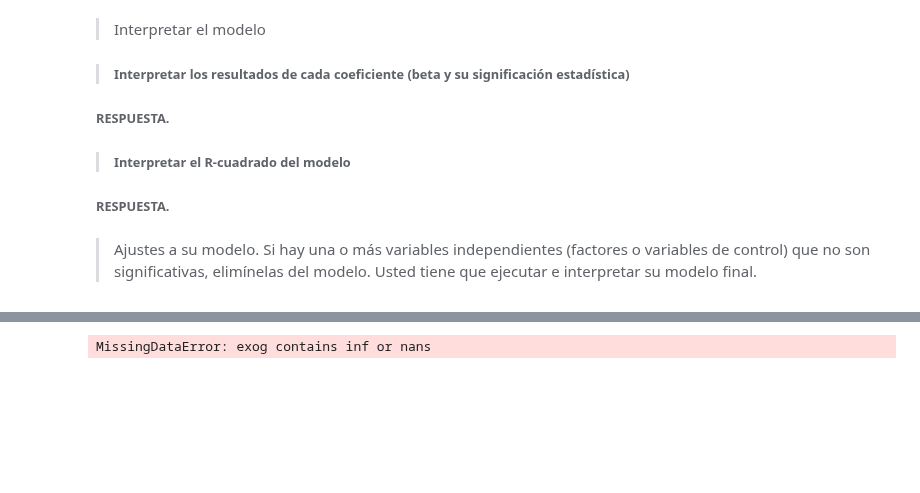
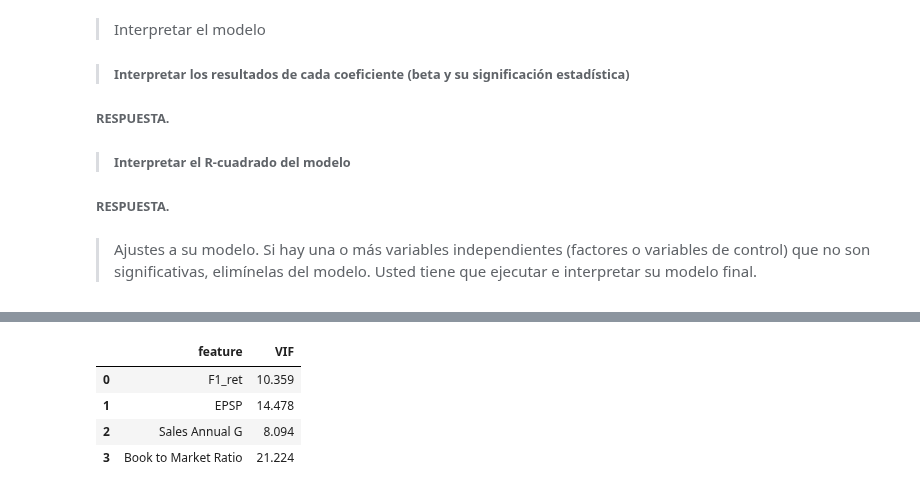
Before and after one commit to AnHrt/StatisticsII, a Jupyter notebook: Statistics/A01369984_BCase.ipynb, the cells around one changed output, grey strips where cells are left out. Cells and saved outputs as stored; diff of their text form; code cells hidden in the pictures; blank space fills up the shorter version.

```diff
--- a/Statistics/A01369984_BCase.ipynb
+++ b/Statistics/A01369984_BCase.ipynb
@@ -620,14 +371,19 @@ US_Firms[["F1_ret","EPSP","Sales Annual G","Book to Market Ratio"]].corr(method=
 # %%
 vif = US_Firms[["F1_ret","EPSP","Sales Annual G","Book to Market Ratio"]]
 
 vifData = pd.DataFrame()
+np.any(~np.isfinite(vifData),axis=0)
 vifData["feature"] = vif.columns
 
 vifData["VIF"] = [variance_inflation_factor(vif.values, i) for i in range(len(vif.columns))]
 
 vifData
 # %% [output]
-MissingDataError: exog contains inf or nans
+|  | feature | VIF |
+| 0 | F1_ret | 10.359 |
+| 1 | EPSP | 14.478 |
+| 2 | Sales Annual G | 8.094 |
+| 3 | Book to Market Ratio | 21.224 |
 # %%
 # Getting x and y parameters for the model prediction
 x = US_Firms[["EPSP","Sales Annual G","Book to Market Ratio"]]
```
Also changed, not shown: parts of 47 cells of this notebook.
